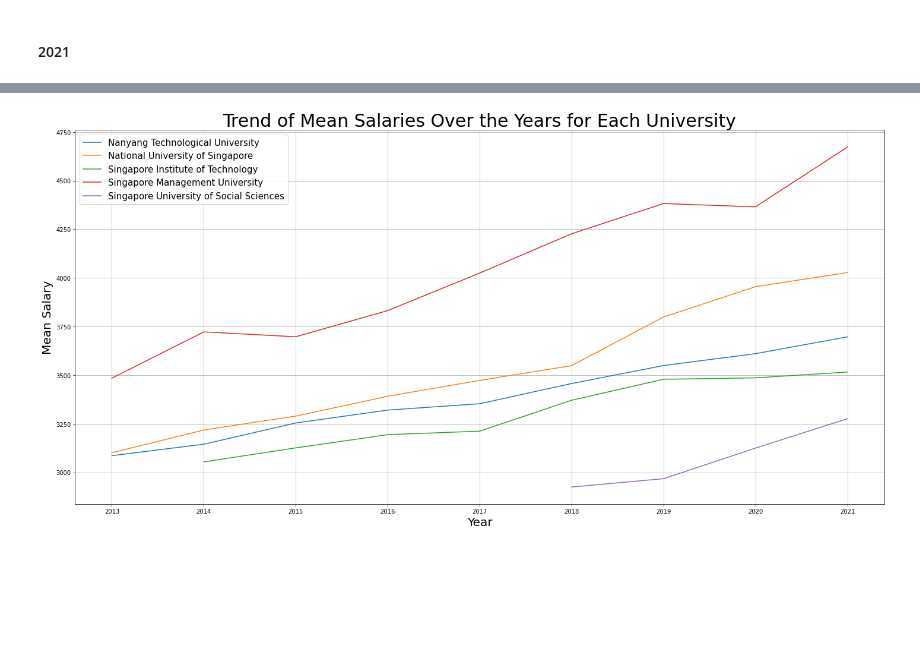
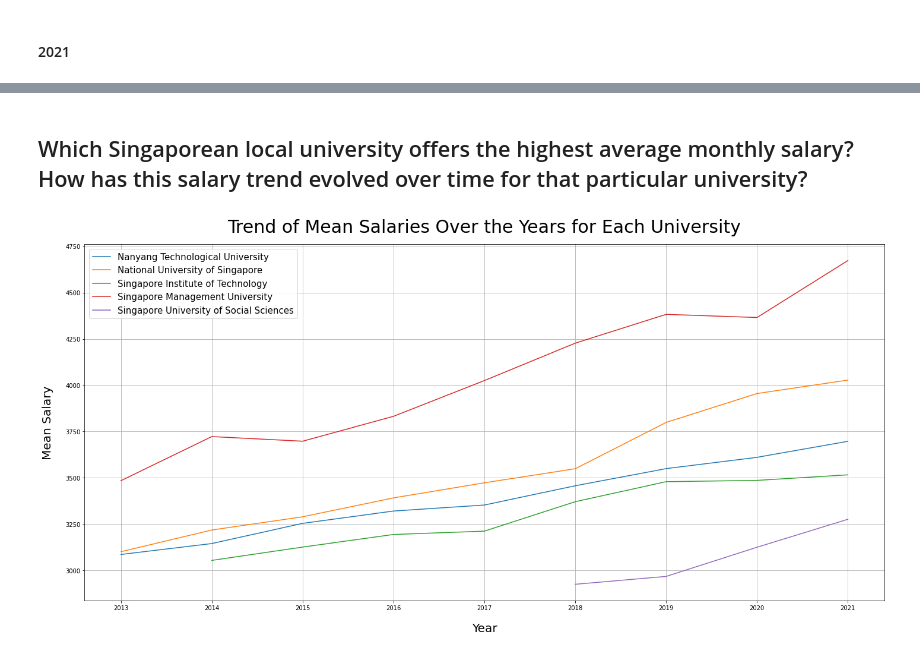
Before and after one commit to rajkaran27/PDS-CA2, a Jupyter notebook: CA2-new.ipynb, the cells around one changed output, grey strips where cells are left out. Cells and saved outputs as stored; diff of their text form; code cells hidden in the pictures; blank space fills up the shorter version.

```diff
--- a/CA2-new.ipynb
+++ b/CA2-new.ipynb
@@ -256,25 +378,25 @@ happiness_2022 = world_happiness_2022.head(3)
+# %% [markdown]
+## Which Singaporean local university offers the highest average monthly salary? How has this salary trend evolved over time for that particular university?
 # %%
-# Step 3: Filter relevant columns and convert year to numeric data type
 filtered_data = graduate_employment_survey[["year", "university", "basic_monthly_mean"]].copy()
 filtered_data["year"] = pd.to_numeric(filtered_data["year"], errors="coerce")
 
-# Step 4: Group the data by university and year, and calculate the mean salary for each university in each year
 grouped_data = filtered_data.groupby(["university", "year"])["basic_monthly_mean"].median().reset_index()
 
 plt.figure(figsize=(20, 10))
 
 universities = grouped_data["university"].unique()
 for university in universities:
     data_by_university = grouped_data[grouped_data["university"] == university]
     plt.plot(data_by_university.year, data_by_university.basic_monthly_mean, label=university)
 
-plt.xlabel('Year',fontsize=20)
-plt.ylabel('Mean Salary',fontsize=20)
-plt.title('Trend of Mean Salaries Over the Years for Each University',fontsize=30)
+plt.xlabel('Year',fontsize=20,labelpad=20)
+plt.ylabel('Mean Salary',fontsize=20,labelpad=20)
+plt.title('Trend of Mean Salaries Over the Years for Each University',fontsize=30,pad=20)
 plt.legend(prop={'size': 15})
 plt.grid(True)
 
 plt.tight_layout()
 plt.show()
 # %% [output]
-[figure, old version]
+[figure, new version]
```
Also changed, not shown: parts of 44 cells of this notebook, 3 other files.
